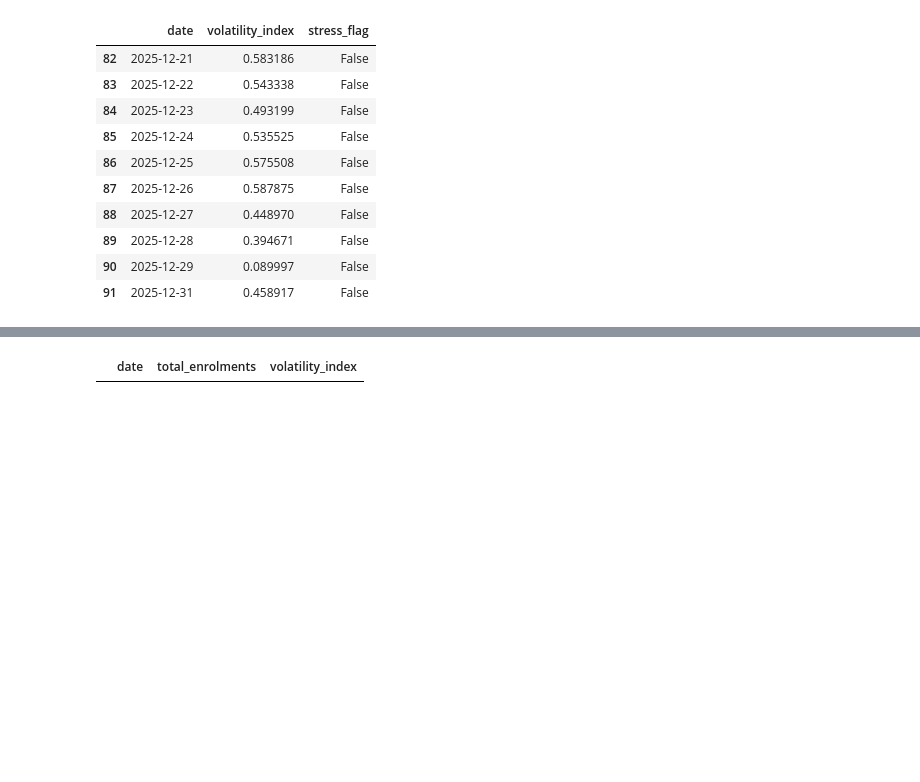
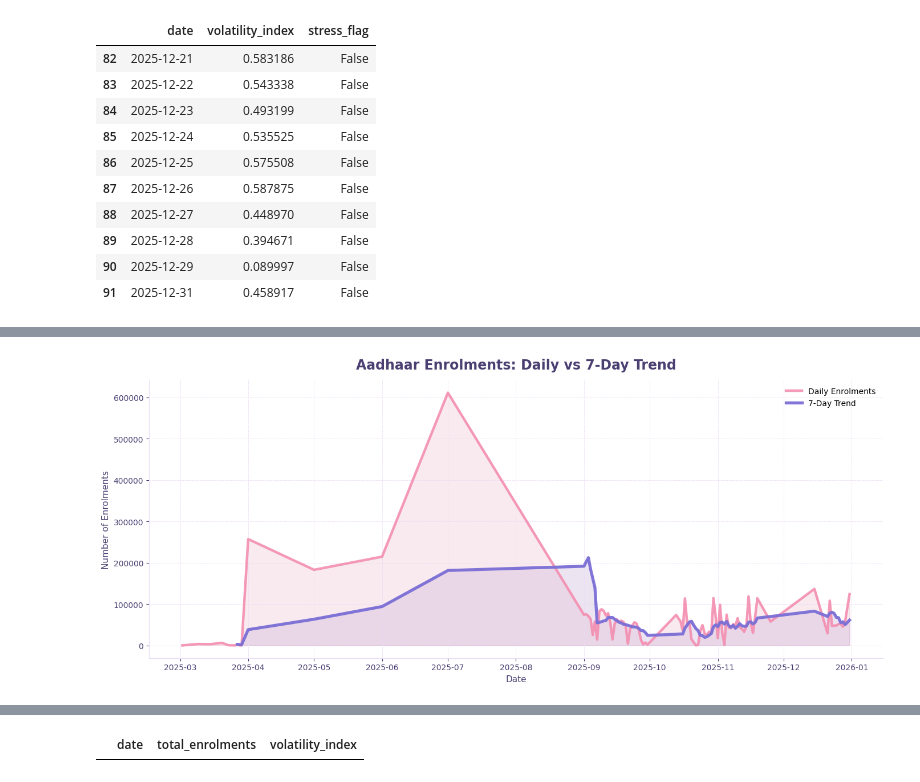
Before and after one commit to akaSakshi/Aadhar-card-dataAnalysis-UAIDI-Hackathon-project, a Jupyter notebook: Notebook/enrollment_data_analysis.ipynb, the cells around one changed output, grey strips where cells are left out. Cells and saved outputs as stored; diff of their text form; code cells hidden in the pictures; blank space fills up the shorter version.

```diff
--- a/Notebook/enrollment_data_analysis.ipynb
+++ b/Notebook/enrollment_data_analysis.ipynb
@@ -596,0 +361,88 @@ plt.show()
+# %%
+import matplotlib.pyplot as plt
+import numpy as np
+
+# 🎨 Pastel dashboard palette
+RAW_COLOR   = "#F48FB1"   # soft pink
+TREND_COLOR = "#7B6ED6"   # purple
+FILL_COLOR  = "#CDB4DB"   # lavender
+GRID_COLOR  = "#EADCF5"
+TEXT_COLOR  = "#4B3F72"
+
+fig, ax = plt.subplots(figsize=(14, 6))
+
+# --- Pink gradient under RAW line (layered fills) ---
+gradient_levels = np.linspace(0.15, 0.45, 6)
+
+for alpha in gradient_levels:
+    ax.fill_between(
+        daily_core["date"],
+        daily_core["total_enrolments"],
+        color=RAW_COLOR,
+        alpha=alpha / 10
+    )
+
+# Raw daily enrolments (THICKER & visible)
+ax.plot(
+    daily_core["date"],
+    daily_core["total_enrolments"],
+    color=RAW_COLOR,
+    linewidth=3.2,
+    alpha=0.9,
+    label="Daily Enrolments"
+)
+
+# 7-day trend (dominant purple)
+ax.plot(
+    daily_core["date"],
+    daily_core["rolling_7d"],
+    color=TREND_COLOR,
+    linewidth=3.8,
+    alpha=0.95,
+    label="7-Day Trend"
+)
+
+# Lavender fill under trend
+ax.fill_between(
+    daily_core["date"],
+    daily_core["rolling_7d"],
+    color=FILL_COLOR,
+    alpha=0.35
+)
+
+# Titles & labels
+ax.set_title(
+    "Aadhaar Enrolments: Daily vs 7-Day Trend",
+    fontsize=17,
+    fontweight="bold",
+    color=TEXT_COLOR,
+    pad=14
+)
+
+ax.set_xlabel("Date", fontsize=11, color=TEXT_COLOR)
+ax.set_ylabel("Number of Enrolments", fontsize=11, color=TEXT_COLOR)
+
+# Grid
+ax.grid(
+    True,
+    linestyle="--",
+    linewidth=0.6,
+    color=GRID_COLOR,
+    alpha=0.9
+)
+
+# Clean axes
+ax.spines["top"].set_visible(False)
+ax.spines["right"].set_visible(False)
+ax.spines["left"].set_color(GRID_COLOR)
+ax.spines["bottom"].set_color(GRID_COLOR)
+
+ax.tick_params(colors=TEXT_COLOR)
+
+# Legend
+ax.legend(frameon=False)
+
+plt.tight_layout()
+plt.show()
+# %% [output]
+[figure, added]
```
Also changed, not shown: parts of 32 cells of this notebook.
